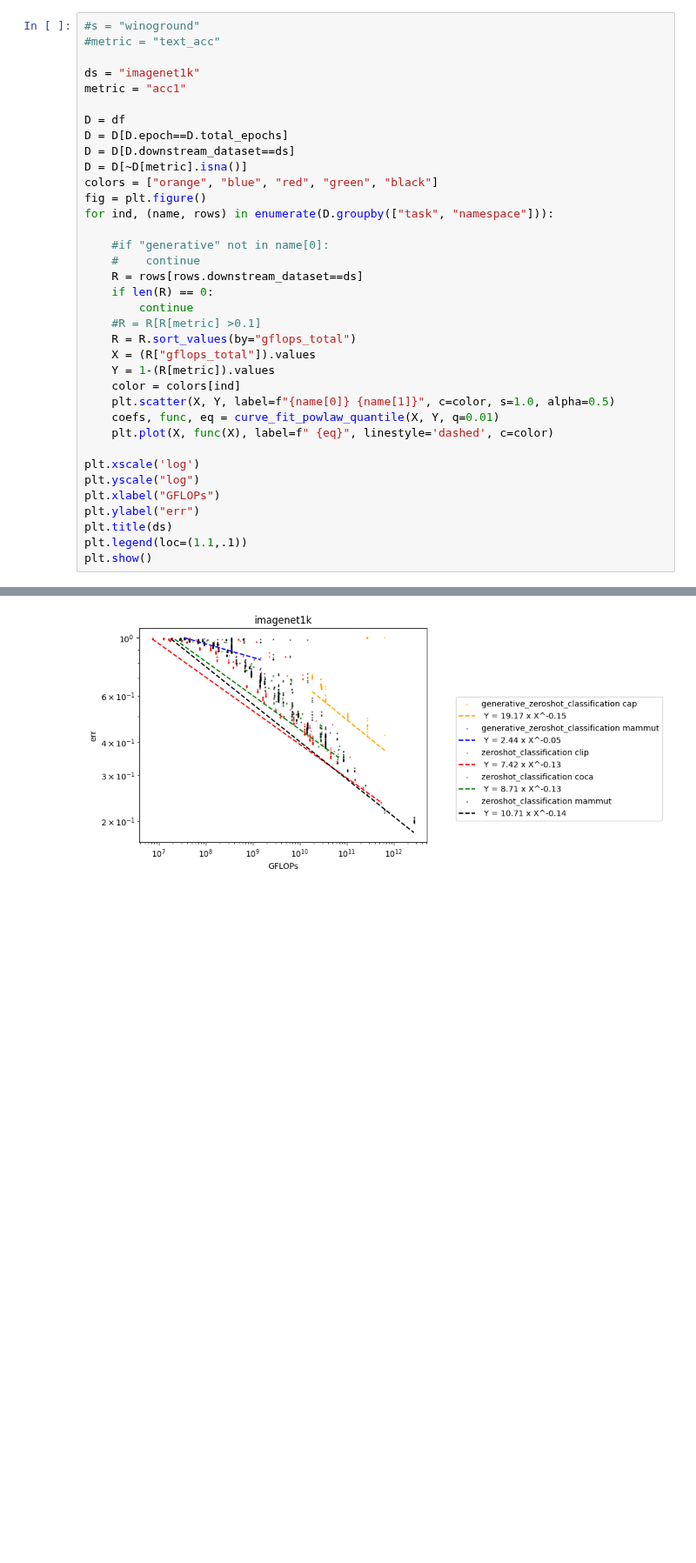
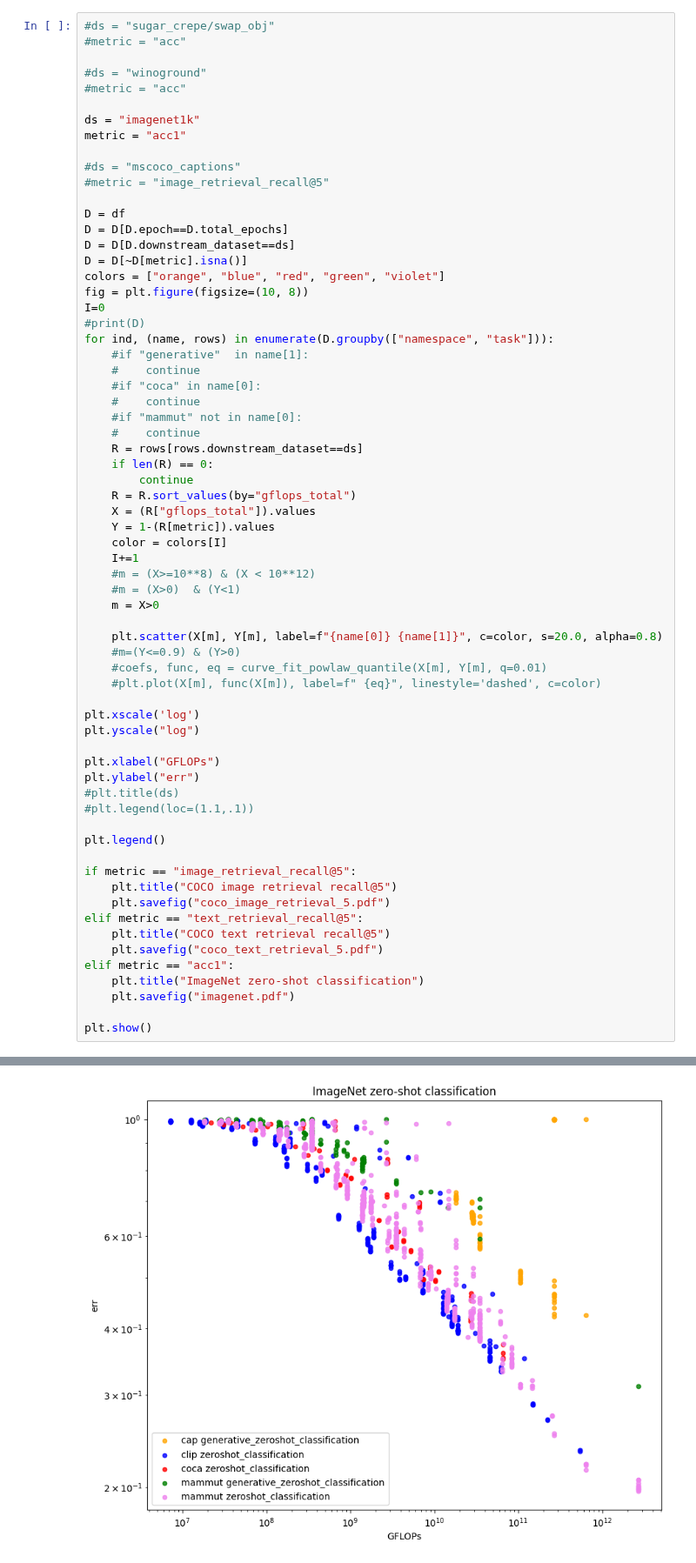
Before and after one commit to SLAMPAI/open_clip_scaling, a Jupyter notebook: results.ipynb, the cells around one changed output, grey strips where cells are left out. Shown at 87% size. Cells and saved outputs as stored; diff of their text form; blank space fills up the shorter version.

```diff
--- a/results.ipynb
+++ b/results.ipynb
@@ -170,37 +259,67 @@ d.T
 # %%
-#s = "winoground"
-#metric = "text_acc"
+#ds = "sugar_crepe/swap_obj"
+#metric = "acc"
+
+#ds = "winoground"
+#metric = "acc"
 
 ds = "imagenet1k"
 metric = "acc1"
+
+#ds = "mscoco_captions"
+#metric = "image_retrieval_recall@5"
 
 D = df
 D = D[D.epoch==D.total_epochs]
 D = D[D.downstream_dataset==ds]
 D = D[~D[metric].isna()]
-colors = ["orange", "blue", "red", "green", "black"]
-fig = plt.figure()
-for ind, (name, rows) in enumerate(D.groupby(["task", "namespace"])):
-
-    #if "generative" not in name[0]:
+colors = ["orange", "blue", "red", "green", "violet"]
+fig = plt.figure(figsize=(10, 8))
+I=0
+#print(D)
+for ind, (name, rows) in enumerate(D.groupby(["namespace", "task"])):
+    #if "generative"  in name[1]:
+    #    continue
+    #if "coca" in name[0]:
+    #    continue
+    #if "mammut" not in name[0]:
     #    continue
     R = rows[rows.downstream_dataset==ds]
     if len(R) == 0:
         continue
-    #R = R[R[metric] >0.1]
     R = R.sort_values(by="gflops_total")
     X = (R["gflops_total"]).values
     Y = 1-(R[metric]).values
-    color = colors[ind]
-    plt.scatter(X, Y, label=f"{name[0]} {name[1]}", c=color, s=1.0, alpha=0.5)
-    coefs, func, eq = curve_fit_powlaw_quantile(X, Y, q=0.01)
-    plt.plot(X, func(X), label=f" {eq}", linestyle='dashed', c=color)
+    color = colors[I]
+    I+=1
+    #m = (X>=10**8) & (X < 10**12)
+    #m = (X>0)  & (Y<1)
+    m = X>0
+
+    plt.scatter(X[m], Y[m], label=f"{name[0]} {name[1]}", c=color, s=20.0, alpha=0.8)
+    #m=(Y<=0.9) & (Y>0)
+    #coefs, func, eq = curve_fit_powlaw_quantile(X[m], Y[m], q=0.01)
+    #plt.plot(X[m], func(X[m]), label=f" {eq}", linestyle='dashed', c=color)
 
 plt.xscale('log')
 plt.yscale("log")
+
 plt.xlabel("GFLOPs")
 plt.ylabel("err")
-plt.title(ds)
-plt.legend(loc=(1.1,.1))
+#plt.title(ds)
+#plt.legend(loc=(1.1,.1))
+
+plt.legend()
+
+if metric == "image_retrieval_recall@5":
+    plt.title("COCO image retrieval recall@5")
+    plt.savefig("coco_image_retrieval_5.pdf")
+elif metric == "text_retrieval_recall@5":
+    plt.title("COCO text retrieval recall@5")
+    plt.savefig("coco_text_retrieval_5.pdf")
+elif metric == "acc1":
+    plt.title("ImageNet zero-shot classification")
+    plt.savefig("imagenet.pdf")
+
 plt.show()
 # %% [output]
@@ -212 +326 @@ QuantileRegressor(alpha=0, quantile=0.01, solver='highs-ds')
-[figure, old version]
+[figure, new version]
```
Also changed, not shown: parts of 13 cells of this notebook, 2 other files.
